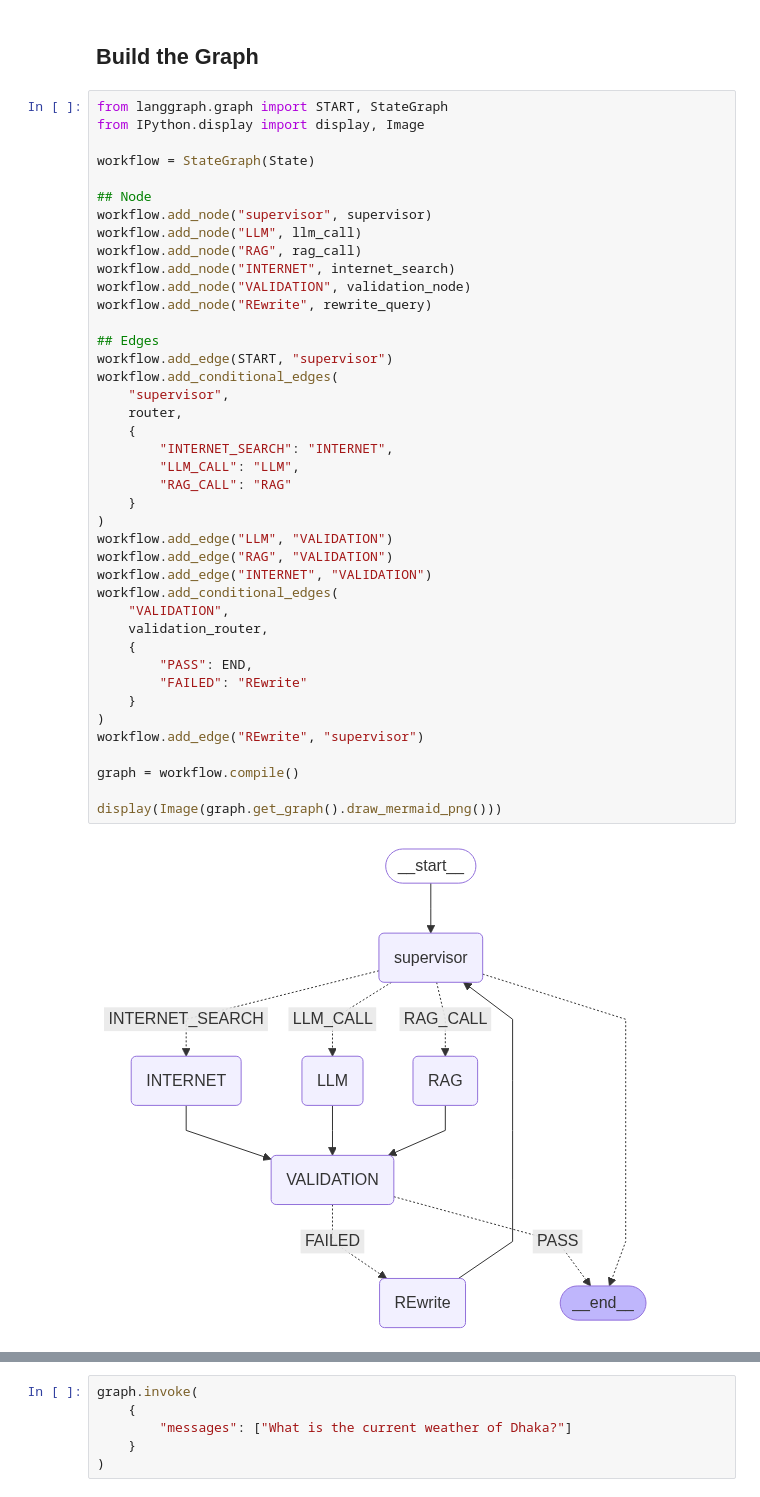
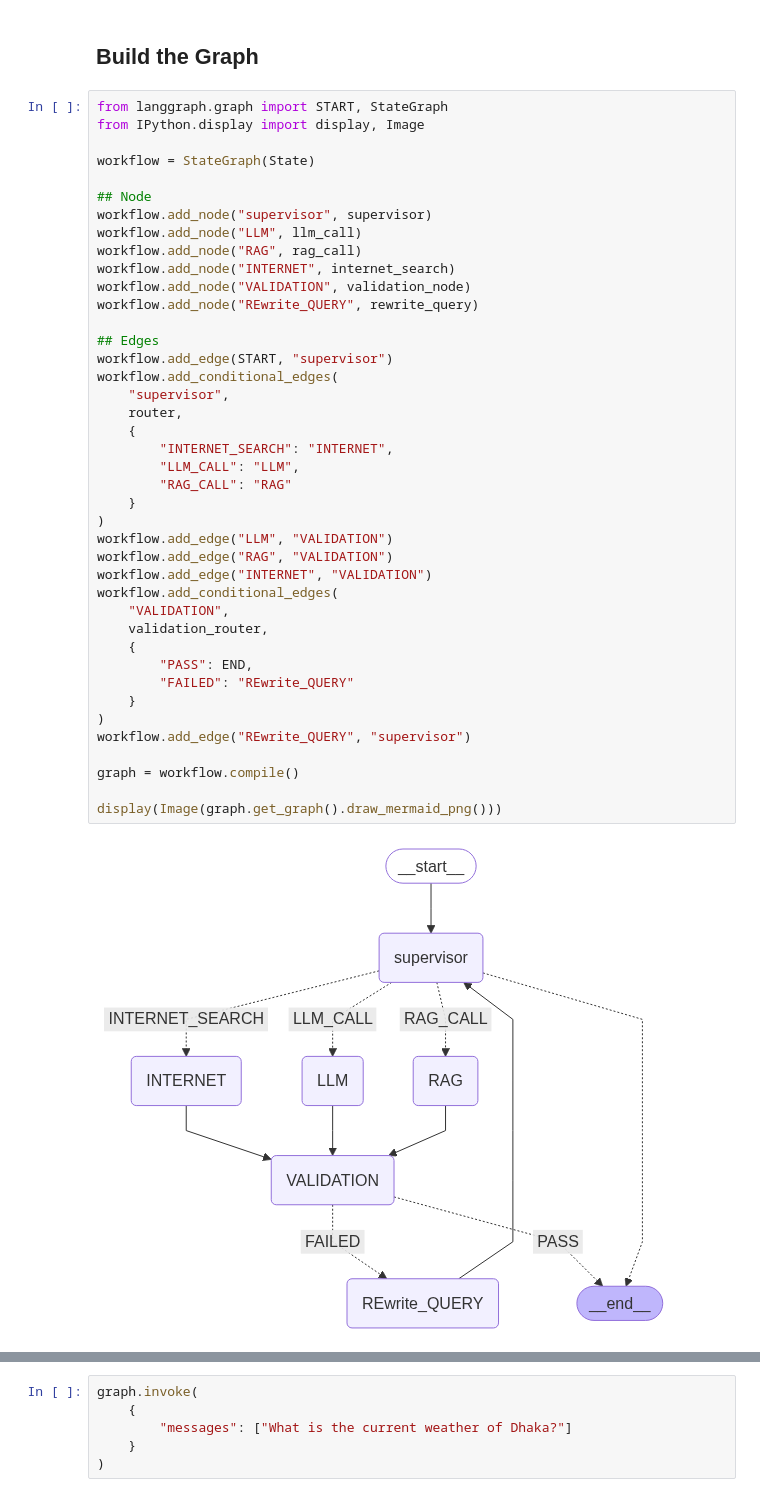
Before and after one commit to MDalamin5/End-to-End-Agentic-Ai-Automation-Lab, a Jupyter notebook: 03-LangGraph-Introduction/Assignments/assignment-04-Simple-Workstator/experiment-notebook.ipynb, the cells around one changed output, grey strips where cells are left out. Drawn from its saved outputs; the diff is of its cells as text.

```diff
--- a/03-LangGraph-Introduction/Assignments/assignment-04-Simple-Workstator/experiment-notebook.ipynb
+++ b/03-LangGraph-Introduction/Assignments/assignment-04-Simple-Workstator/experiment-notebook.ipynb
@@ -410,34 +410,34 @@ workflow.add_node("LLM", llm_call)
 workflow.add_node("RAG", rag_call)
 workflow.add_node("INTERNET", internet_search)
 workflow.add_node("VALIDATION", validation_node)
-workflow.add_node("REwrite", rewrite_query)
+workflow.add_node("REwrite_QUERY", rewrite_query)
 
 ## Edges
 workflow.add_edge(START, "supervisor")
 workflow.add_conditional_edges(
     "supervisor",
     router,
     {
         "INTERNET_SEARCH": "INTERNET",
         "LLM_CALL": "LLM",
         "RAG_CALL": "RAG"
     }
 )
 workflow.add_edge("LLM", "VALIDATION")
 workflow.add_edge("RAG", "VALIDATION")
 workflow.add_edge("INTERNET", "VALIDATION")
 workflow.add_conditional_edges(
     "VALIDATION",
     validation_router,
     {
         "PASS": END,
-        "FAILED": "REwrite"
+        "FAILED": "REwrite_QUERY"
     }
 )
-workflow.add_edge("REwrite", "supervisor")
+workflow.add_edge("REwrite_QUERY", "supervisor")
 
 graph = workflow.compile()
 
 display(Image(graph.get_graph().draw_mermaid_png()))
 # %% [output]
-[figure, old version]
+[figure, new version]
```
Also changed, not shown: parts of 2 cells of this notebook.
